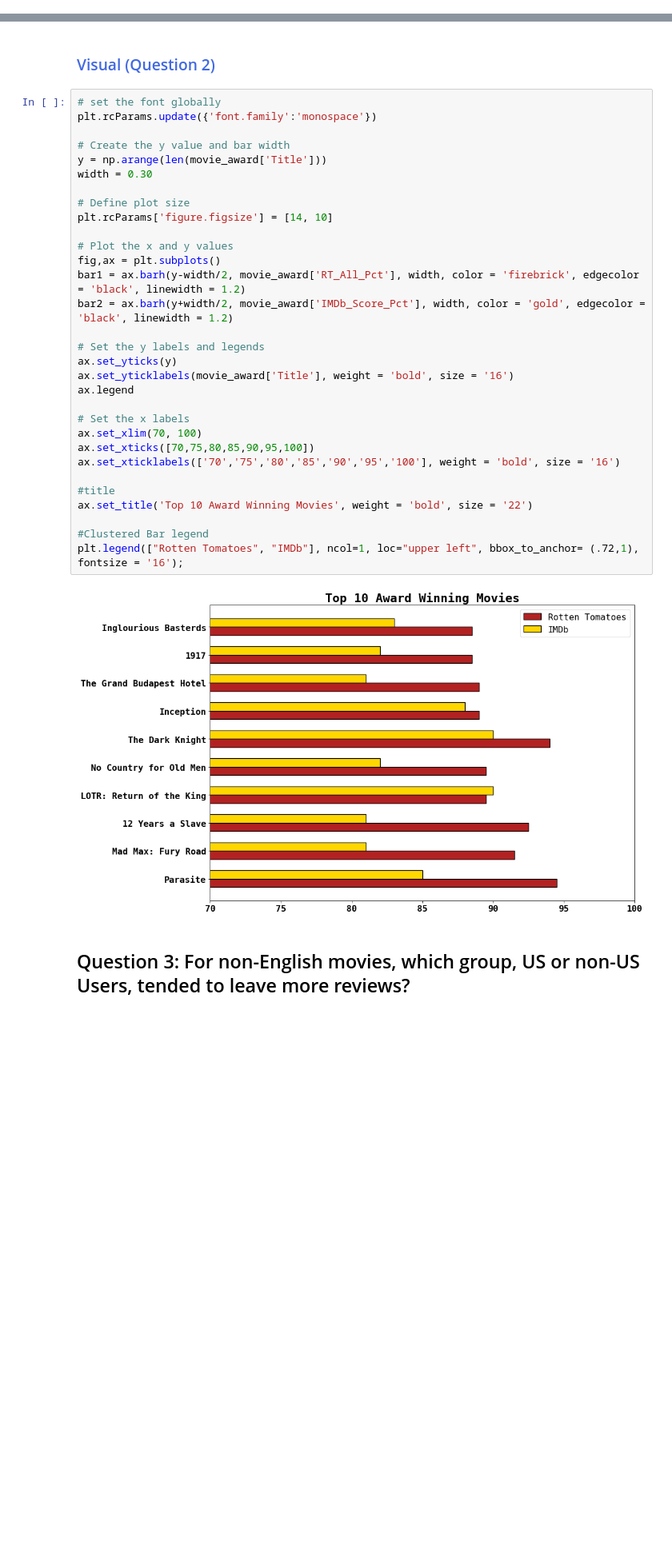
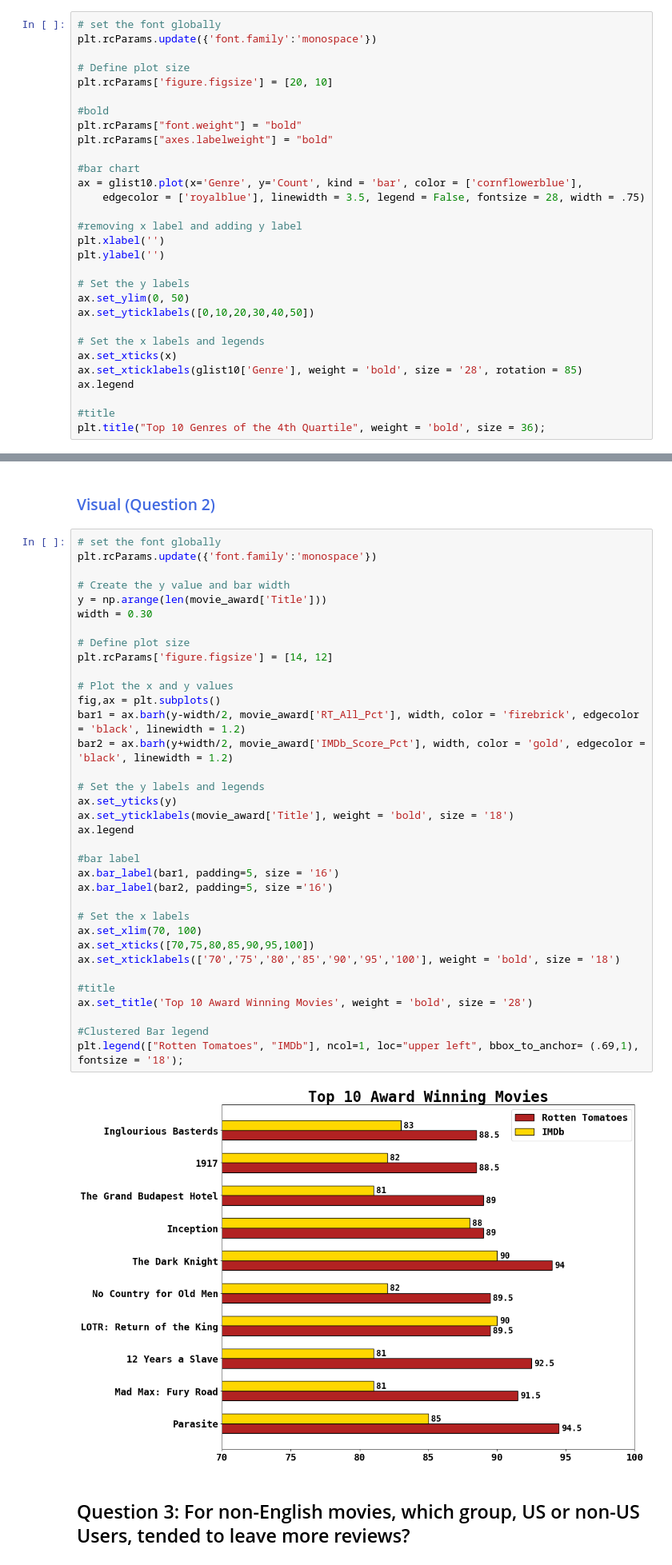
Before and after one commit to HannahSolima/Capstone, a Jupyter notebook: Notebooks/Analysis.ipynb, the cells around one changed output, grey strips where cells are left out. Shown at 80% size. Drawn from its saved outputs; the diff is of its cells as text; blank space fills up the shorter version.

```diff
--- a/Notebooks/Analysis.ipynb
+++ b/Notebooks/Analysis.ipynb
@@ -151,0 +261,30 @@ Name: Genre, dtype: int64
+# %%
+# set the font globally
+plt.rcParams.update({'font.family':'monospace'})
+
+# Define plot size
+plt.rcParams['figure.figsize'] = [20, 10]
+
+#bold
+plt.rcParams["font.weight"] = "bold"
+plt.rcParams["axes.labelweight"] = "bold"
+
+#bar chart
+ax = glist10.plot(x='Genre', y='Count', kind = 'bar', color = ['cornflowerblue'],
+    edgecolor = ['royalblue'], linewidth = 3.5, legend = False, fontsize = 28, width = .75)
+
+#removing x label and adding y label
+plt.xlabel('')
+plt.ylabel('')
+
+# Set the y labels
+ax.set_ylim(0, 50)
+ax.set_yticklabels([0,10,20,30,40,50])
+
+# Set the x labels and legends
+ax.set_xticks(x)
+ax.set_xticklabels(glist10['Genre'], weight = 'bold', size = '28', rotation = 85)
+ax.legend
+
+#title
+plt.title("Top 10 Genres of the 4th Quartile", weight = 'bold', size = 36);
@@ -209,36 +350,40 @@ movie_award['Title'] = movie_award['Title'].replace('The Lord of the Rings: The
 # %%
 # set the font globally
 plt.rcParams.update({'font.family':'monospace'})
 
 # Create the y value and bar width
 y = np.arange(len(movie_award['Title']))
 width = 0.30
 
 # Define plot size
-plt.rcParams['figure.figsize'] = [14, 10]
+plt.rcParams['figure.figsize'] = [14, 12]
 
 # Plot the x and y values
 fig,ax = plt.subplots()
 bar1 = ax.barh(y-width/2, movie_award['RT_All_Pct'], width, color = 'firebrick', edgecolor = 'black', linewidth = 1.2)
 bar2 = ax.barh(y+width/2, movie_award['IMDb_Score_Pct'], width, color = 'gold', edgecolor = 'black', linewidth = 1.2)
 
 # Set the y labels and legends
 ax.set_yticks(y)
-ax.set_yticklabels(movie_award['Title'], weight = 'bold', size = '16')
+ax.set_yticklabels(movie_award['Title'], weight = 'bold', size = '18')
 ax.legend
+
+#bar label
+ax.bar_label(bar1, padding=5, size = '16')
+ax.bar_label(bar2, padding=5, size ='16')
 
 # Set the x labels
 ax.set_xlim(70, 100)
 ax.set_xticks([70,75,80,85,90,95,100])
-ax.set_xticklabels(['70','75','80','85','90','95','100'], weight = 'bold', size = '16')
+ax.set_xticklabels(['70','75','80','85','90','95','100'], weight = 'bold', size = '18')
 
 #title
-ax.set_title('Top 10 Award Winning Movies', weight = 'bold', size = '22')
+ax.set_title('Top 10 Award Winning Movies', weight = 'bold', size = '28')
 
 #Clustered Bar legend
-plt.legend(["Rotten Tomatoes", "IMDb"], ncol=1, loc="upper left", bbox_to_anchor= (.72,1), fontsize = '16');
+plt.legend(["Rotten Tomatoes", "IMDb"], ncol=1, loc="upper left", bbox_to_anchor= (.69,1), fontsize = '18');
 # %% [output]
-[figure, old version]
+[figure, new version]
 # %% [markdown]
 ## Question 3: For non-English movies, which group, US or non-US Users, tended to leave more reviews?
 # %% [markdown]
```
Also changed, not shown: parts of 13 cells of this notebook.
